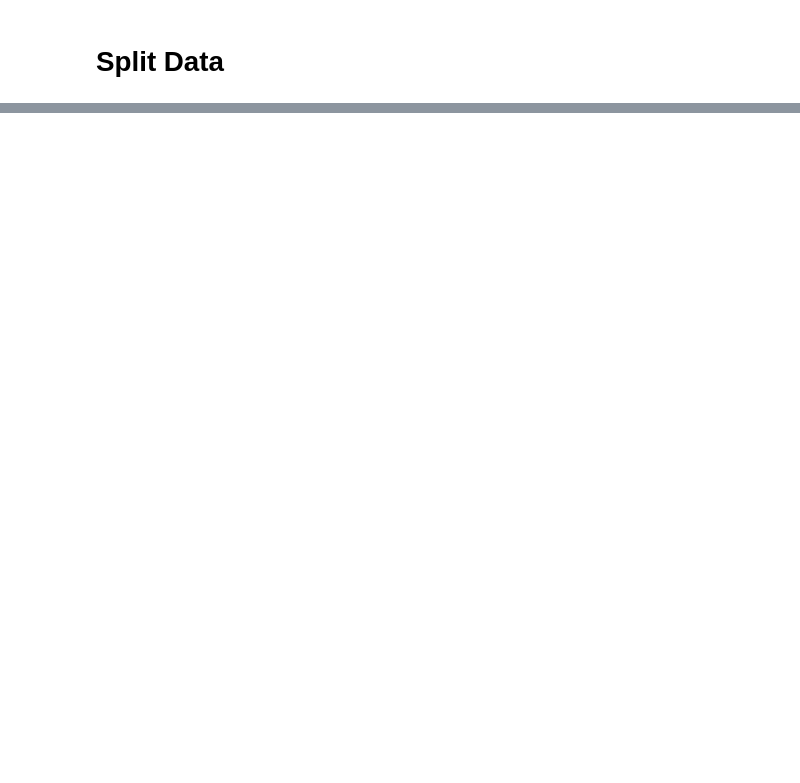
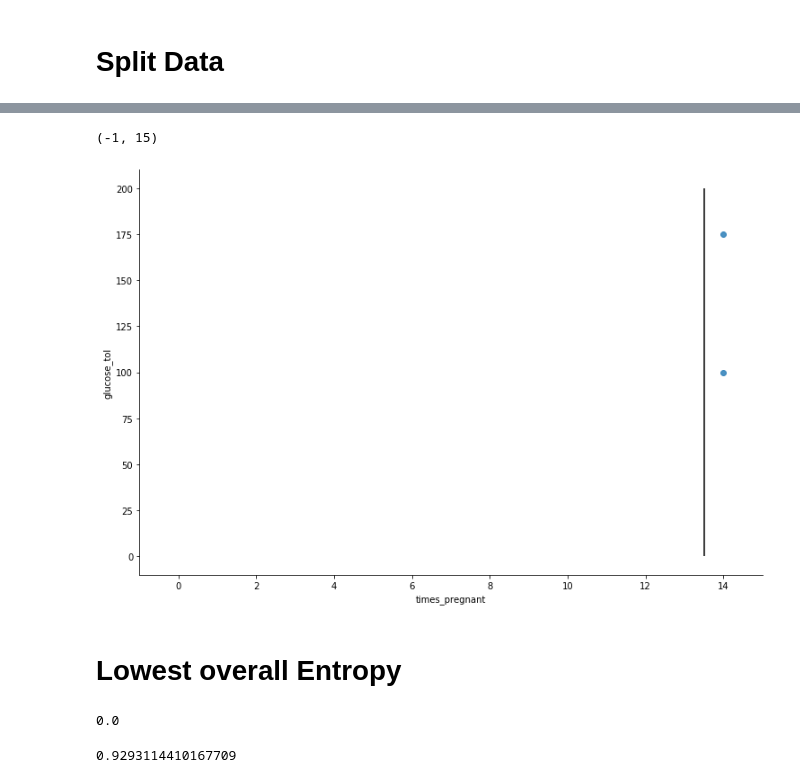
Before and after one commit to gentymeri/Decision_Tree_From_Scratch_in_Python, a Jupyter notebook: Decision_Tree_From_Scratch_Python_Implementation.ipynb, the cells around one changed output, grey strips where cells are left out. Saved outputs shown, nothing was run; the diff lists cells and outputs as text; code cells hidden in the pictures; blank space fills up the shorter version.

```diff
--- a/Decision_Tree_From_Scratch_Python_Implementation.ipynb
+++ b/Decision_Tree_From_Scratch_Python_Implementation.ipynb
@@ -138,5 +138,12 @@ plt.vlines(x=potential_splits[0], ymin=1, ymax=200)
 # %%
 def split_data(data, split_column, split_value):
 
+    split_column_values = data[:, split_column]
+
+    data_below = data[split_column_values <= split_value]
+    data_above = data[split_column_values > split_value]
 
     return data_below, data_above
+# %%
+split_column = 0
+split_value = 13.5
@@ -142,0 +157,16 @@ def split_data(data, split_column, split_value):
+# %%
+data_below, data_above = split_data(data, split_column, split_value)
+# %%
+# check if it is working properly data_above or data_below only
+
+plotting_df = pd.DataFrame(data_above, columns=df.columns)
+
+sns.lmplot(data=plotting_df, x='times_pregnant', y='glucose_tol', fit_reg=False, size=7, aspect=1.5)
+
+plt.vlines(x=split_value, ymin=0, ymax=200)
+plt.xlim(-1,15)
+# %% [output]
+(-1, 15)
+[figure, added]
+# %% [markdown]
+# Lowest overall Entropy
@@ -142,0 +187,8 @@ def split_data(data, split_column, split_value):
+# %%
+calculate_entropy(data_above) # for the data above we should get 0 to be sure that the function is working because in the plot above we saw only 2 points belonging to the same class
+# %% [output]
+0.0
+# %%
+calculate_entropy(data_below)
+# %% [output]
+0.9293114410167709
```
Also changed, not shown: parts of 3 cells of this notebook.
